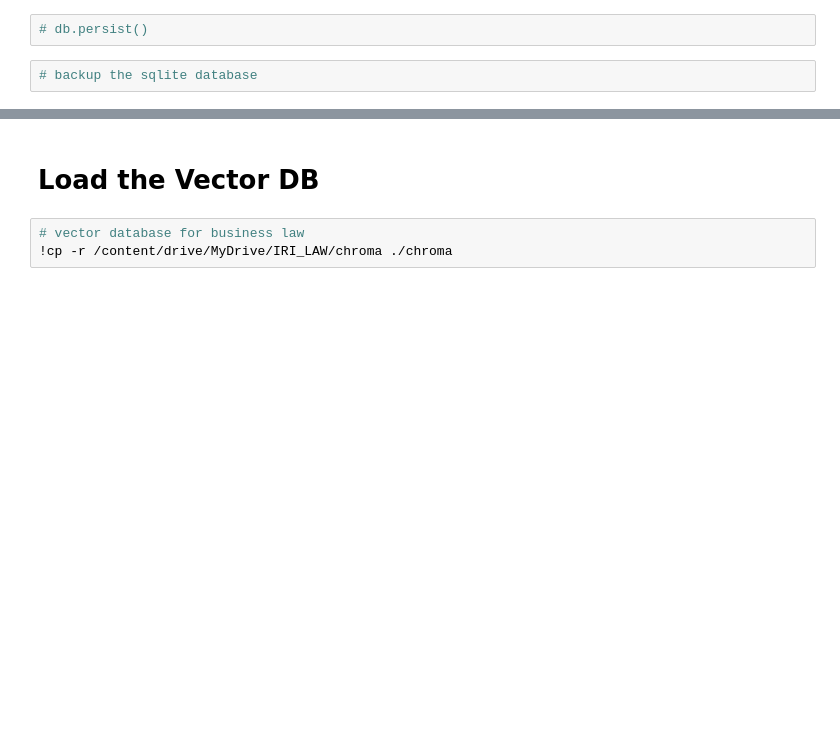
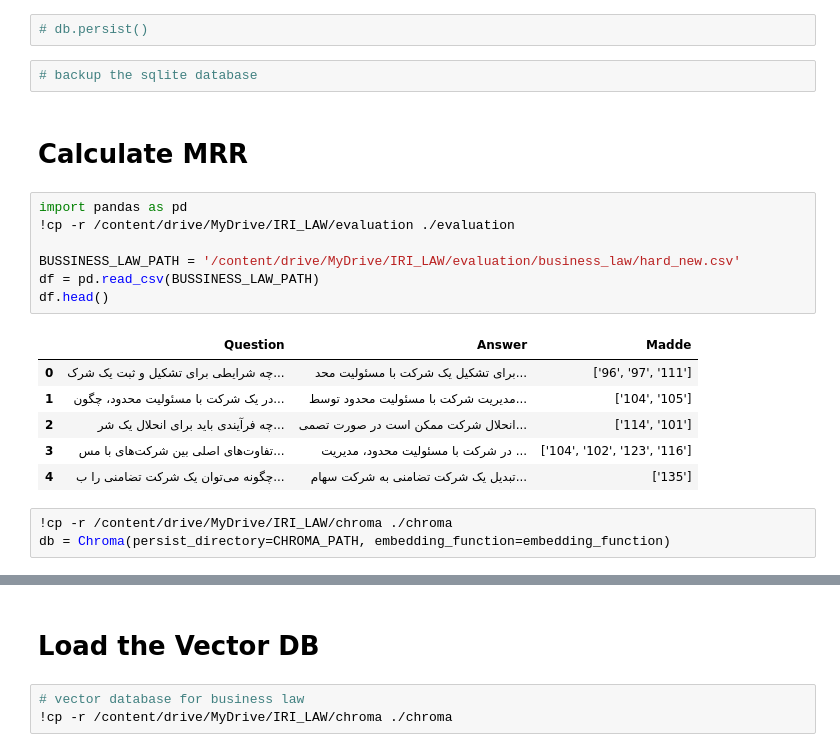
Before and after one commit to NLP-Final-Projects/IRI_LAW, a Jupyter notebook: Arash_IRI_LAW_RAG.ipynb, the cells around one changed output, grey strips where cells are left out. Drawn from its saved outputs; the diff is of its cells as text; blank space fills up the shorter version.

```diff
--- a/Arash_IRI_LAW_RAG.ipynb
+++ b/Arash_IRI_LAW_RAG.ipynb
@@ -270,3 +328,22 @@ r
 # db.persist()
 # %%
 # backup the sqlite database
+# %% [markdown]
+# Calculate MRR
+# %%
+import pandas as pd
+!cp -r /content/drive/MyDrive/IRI_LAW/evaluation ./evaluation
+
+BUSSINESS_LAW_PATH = '/content/drive/MyDrive/IRI_LAW/evaluation/business_law/hard_new.csv'
+df = pd.read_csv(BUSSINESS_LAW_PATH)
+df.head()
+# %% [output]
+|  | Question | Answer | Madde |
+| 0 | چه شرایطی برای تشکیل و ثبت یک شرک... | برای تشکیل یک شرکت با مسئولیت محد... | ['96', '97', '111'] |
+| 1 | در یک شرکت با مسئولیت محدود، چگون... | مدیریت شرکت با مسئولیت محدود توسط... | ['104', '105'] |
+| 2 | چه فرآیندی باید برای انحلال یک شر... | انحلال شرکت ممکن است در صورت تصمی... | ['114', '101'] |
+| 3 | تفاوت‌های اصلی بین شرکت‌های با مس... | در شرکت با مسئولیت محدود، مدیریت ... | ['104', '102', '123', '116'] |
+| 4 | چگونه می‌توان یک شرکت تضامنی را ب... | تبدیل یک شرکت تضامنی به شرکت سهام... | ['135'] |
+# %%
+!cp -r /content/drive/MyDrive/IRI_LAW/chroma ./chroma
+db = Chroma(persist_directory=CHROMA_PATH, embedding_function=embedding_function)
```
Also changed, not shown: parts of 8 cells of this notebook.
